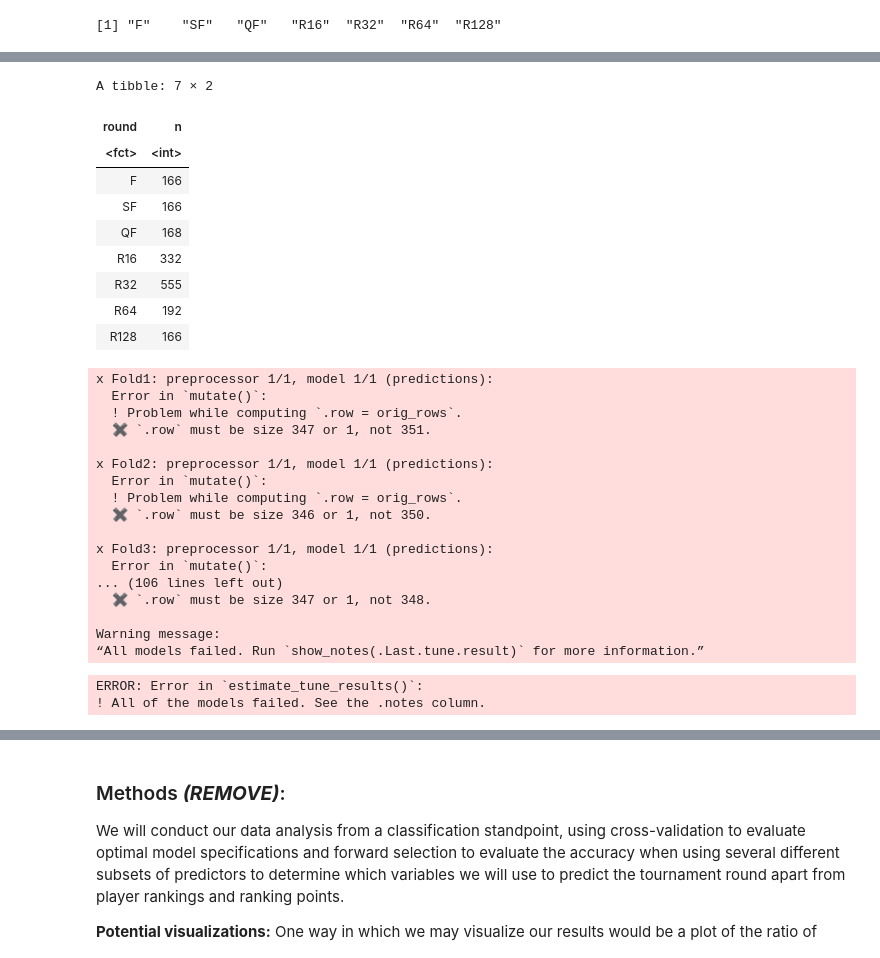
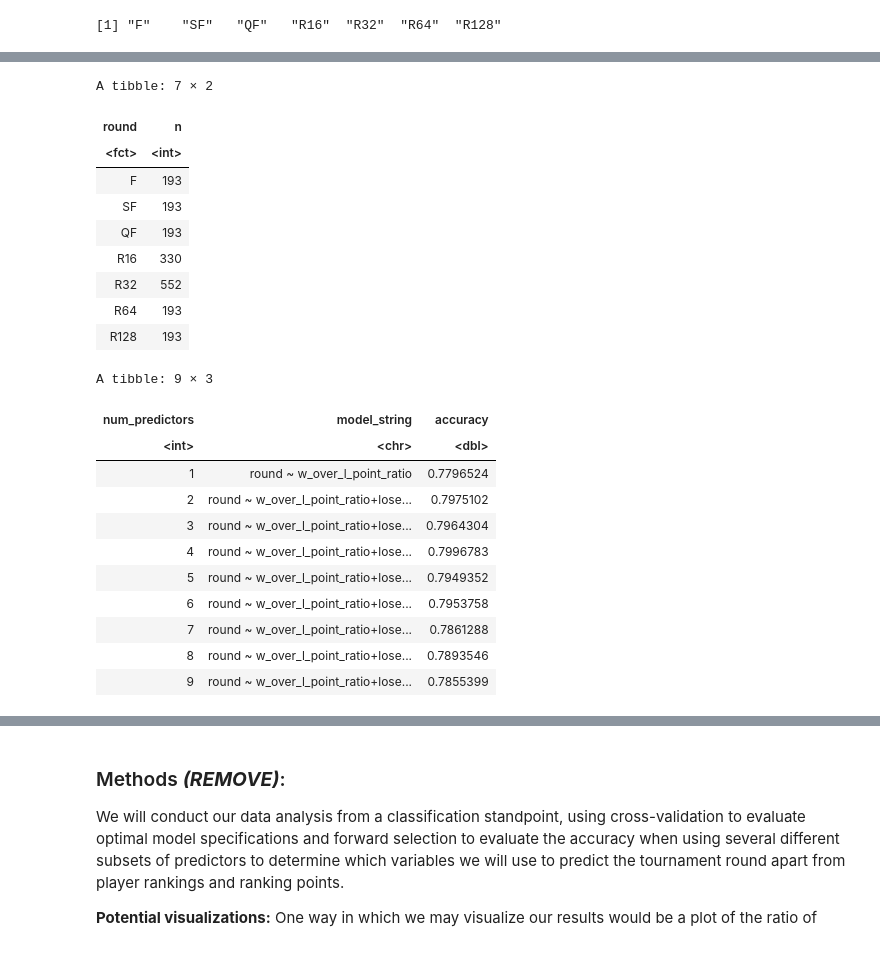
Before and after one commit to ben-westmore/dsci-100-2022w1-group-177, a Jupyter notebook: group177_report.ipynb, the cells around one changed output, grey strips where cells are left out. Cells and saved outputs as stored; diff of their text form; code cells hidden in the pictures.

```diff
--- a/group177_report.ipynb
+++ b/group177_report.ipynb
@@ -120,7 +120,8 @@ tennis_analysis_data <- tennis_data |>
            winner_rank_points,
            loser_rank,
            loser_rank_points,
-           w_over_l_point_ratio)
+           w_over_l_point_ratio) |>
+    na.omit()
 
 head(tennis_analysis_data)
 
@@ -197,14 +198,25 @@ Warning message:
+# %%
+ups_recipe <- recipe(round ~ ., data = tennis_train) |>
+  step_upsample(round, over_ratio = 0.35, skip = FALSE) |>
+  prep()
+
+upsampled_tennis <- bake(ups_recipe, tennis_train)
+
+upsampled_tennis |>
+  group_by(round) |>
+  summarize(n = n())
+# %% [output]
+A tibble: 7 × 2
+| round | n |
+| <fct> | <int> |
+| F | 193 |
+| SF | 193 |
+| QF | 193 |
+| R16 | 330 |
+| R32 | 552 |
+| R64 | 193 |
+| R128 | 193 |
 # %%
-ups_recipe <- recipe(round ~ ., data = tennis_train) |>
-  step_upsample(round, over_ratio = 0.3, skip = FALSE) |>
-  prep()
-
-upsampled_tennis <- bake(ups_recipe, tennis_train)
-
-upsampled_tennis |>
-  group_by(round) |>
-  summarize(n = n())
-
 # PERFORMING FORWARD SELECTION TO FIND BEST PREDICTOR VARIABLES
 
 potential_predictors <- colnames(upsampled_tennis |>
@@ -231,59 +243,42 @@ for (i in 1:n_potential_preds) {
         preds_new <- c(selected_preds, potential_predictors[[j]])
         model_string <- paste("round", "~", paste(preds_new, collapse = "+"))
 
         tennis_recipe <- recipe(as.formula(model_string),
                                 data = upsampled_tennis) |>
                           step_scale(all_predictors()) |>
                           step_center(all_predictors())
 
         acc <- workflow() |>
           add_recipe(tennis_recipe) |>
           add_model(tennis_fs_spec) |>
           tune_grid(resamples = tennis_vfold, grid = 10) |>
           collect_metrics() |>
           filter(.metric == "accuracy") |>
           summarize(mx = max(mean))
         acc <- acc$mx |> unlist()
 
         accs[[j]] <- acc
         models[[j]] <- model_string
     }
     jstar <- which.max(unlist(accs))
     cv_accuracies <- cv_accuracies |>
       add_row(num_predictors = i,
               model_string = models[[jstar]],
               accuracy = accs[[jstar]])
     selected_preds <- c(selected_preds, potential_predictors[[jstar]])
     potential_predictors <- potential_predictors[-jstar]
 }
 cv_accuracies
 # %% [output]
-A tibble: 7 × 2
+A tibble: 9 × 3
-| round | n |
-| <fct> | <int> |
-| F | 166 |
-| SF | 166 |
-| QF | 168 |
-| R16 | 332 |
-| R32 | 555 |
-| R64 | 192 |
-| R128 | 166 |
+| num_predictors | model_string | accuracy |
+| <int> | <chr> | <dbl> |
+| 1 | round ~ w_over_l_point_ratio | 0.7796524 |
+| 2 | round ~ w_over_l_point_ratio+lose... | 0.7975102 |
+| 3 | round ~ w_over_l_point_ratio+lose... | 0.7964304 |
+| 4 | round ~ w_over_l_point_ratio+lose... | 0.7996783 |
+| 5 | round ~ w_over_l_point_ratio+lose... | 0.7949352 |
+| 6 | round ~ w_over_l_point_ratio+lose... | 0.7953758 |
+| 7 | round ~ w_over_l_point_ratio+lose... | 0.7861288 |
+| 8 | round ~ w_over_l_point_ratio+lose... | 0.7893546 |
+| 9 | round ~ w_over_l_point_ratio+lose... | 0.7855399 |
-x Fold1: preprocessor 1/1, model 1/1 (predictions):
-  Error in `mutate()`:
-  ! Problem while computing `.row = orig_rows`.
-  ✖ `.row` must be size 347 or 1, not 351.
-
-x Fold2: preprocessor 1/1, model 1/1 (predictions):
-  Error in `mutate()`:
-  ! Problem while computing `.row = orig_rows`.
-  ✖ `.row` must be size 346 or 1, not 350.
-
-x Fold3: preprocessor 1/1, model 1/1 (predictions):
-  Error in `mutate()`:
-... (106 lines left out)
-  ✖ `.row` must be size 347 or 1, not 348.
-
-Warning message:
-“All models failed. Run `show_notes(.Last.tune.result)` for more information.”
-ERROR: Error in `estimate_tune_results()`:
-! All of the models failed. See the .notes column.
```
Also changed, not shown: parts of 4 cells of this notebook.
